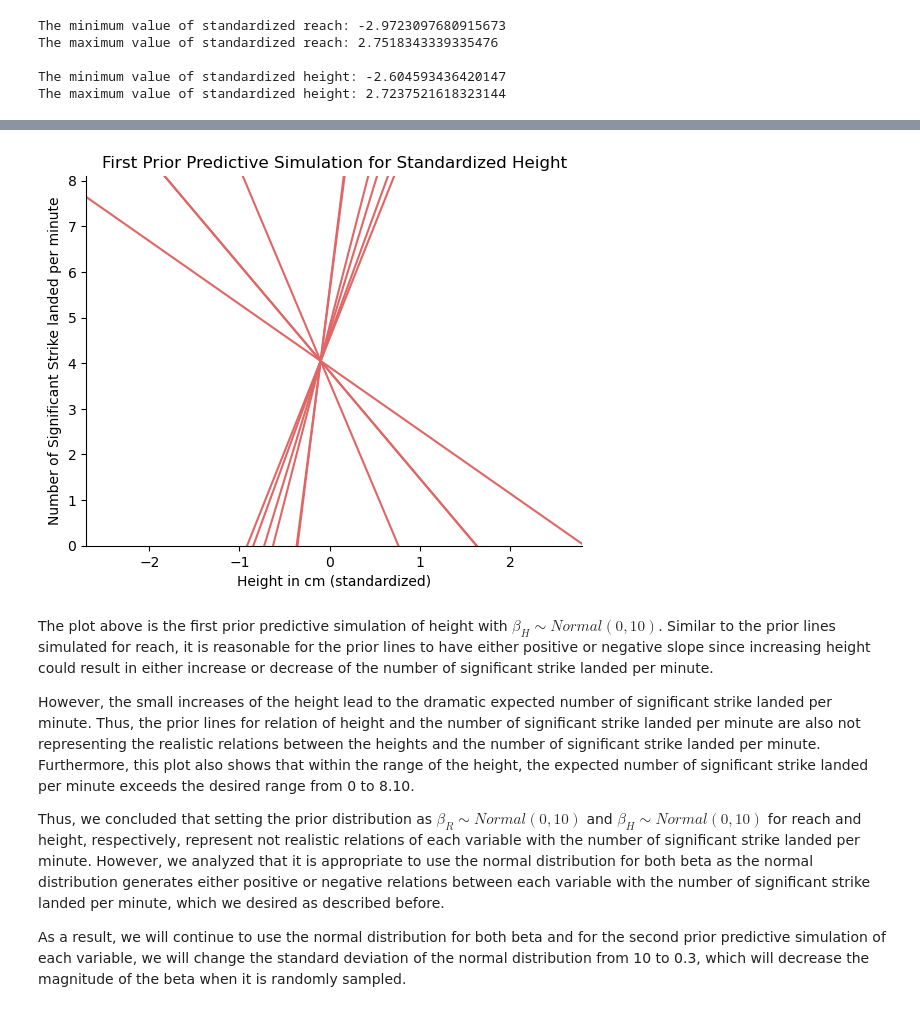
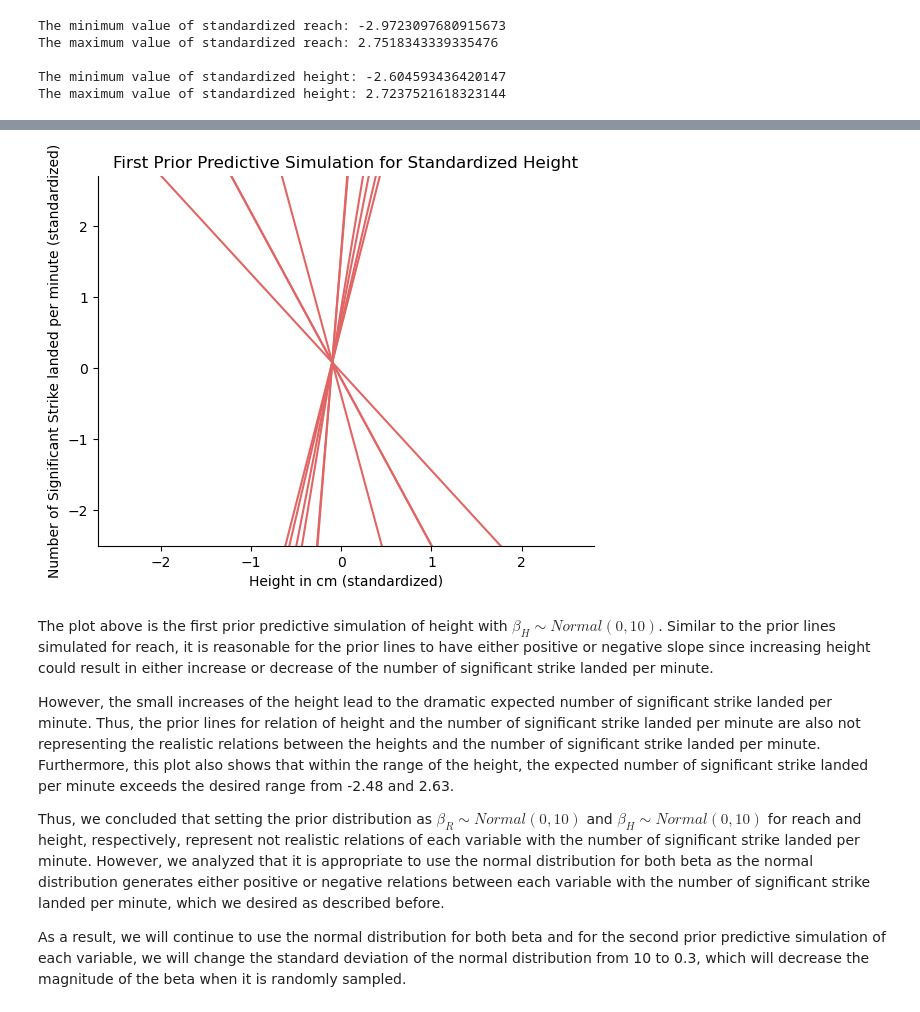
Before and after one commit to harrisonahn1129/UFC_Fights_HRSS_analysis, a Jupyter notebook: Final_Project-3.ipynb, the cells around one changed output, grey strips where cells are left out. Drawn from its saved outputs; the diff is of its cells as text; code cells hidden in the pictures.

```diff
--- a/Final_Project-3.ipynb
+++ b/Final_Project-3.ipynb
@@ -221,17 +231,17 @@ NUM_LINES = 10
 
 x_seq = np.linspace(-3, 2.8, 50)
 
-alpha = stats.norm.rvs(4.05, 1.0, size=NUM_LINES, random_state = 42)
+alpha = stats.norm.rvs(0.08, 1.0, size=NUM_LINES, random_state = 42)
 beta_R = stats.norm.rvs(0, 10, size=NUM_LINES, random_state = 42)
 
 for i in range(NUM_LINES):
     mu = alpha[i] + beta_R[i] * x_seq
     _ = plt.plot(x_seq, mu, color="#e06666")
 
-_ = plt.ylabel("Number of Significant Strike landed per minute")
+_ = plt.ylabel("Number of Significant Strike landed per minute (standardize)")
 _ = plt.xlabel("Reach in cm (standardized)")
 _ = plt.title("First Prior Predictive Simulation for Standardized Reach")
 _ = plt.xlim(-3, 2.8)
-_ = plt.ylim(0, 8.10)
+_ = plt.ylim(-2.5, 2.7)
 sns.despine();
 # %% [output]
@@ -243,28 +253,28 @@ However, the small increases of the reach length lead to the dramatic expected n
 # %%
 # First prior predictive simulation for height
 NUM_LINES = 10
 
 x_seq = np.linspace(-2.7, 2.8, 50)
 
-alpha = stats.norm.rvs(4.05, 1.0, size=NUM_LINES, random_state = 42)
+alpha = stats.norm.rvs(0.08, 1.0, size=NUM_LINES, random_state = 42)
 beta_H = stats.norm.rvs(0, 10, size=NUM_LINES, random_state = 42)
 
 for i in range(NUM_LINES):
     mu = alpha[i] + beta_H[i] * x_seq
     _ = plt.plot(x_seq, mu, color="#e06666")
 
-_ = plt.ylabel("Number of Significant Strike landed per minute")
+_ = plt.ylabel("Number of Significant Strike landed per minute (standardized)")
 _ = plt.xlabel("Height in cm (standardized)")
 _ = plt.title("First Prior Predictive Simulation for Standardized Height")
 _ = plt.xlim(-2.7, 2.8)
-_ = plt.ylim(0, 8.10)
+_ = plt.ylim(-2.5, 2.7)
 sns.despine();
 # %% [output]
-[figure, old version]
+[figure, new version]
 # %% [markdown]
 The plot above is the first prior predictive simulation of height with $\beta_H \sim Normal(0, 10)$. Similar to the prior lines simulated for reach, it is reasonable for the prior lines to have either positive or negative slope since increasing height could result in either increase or decrease of the number of significant strike landed per minute.
 
-However, the small increases of the height lead to the dramatic expected number of significant strike landed per minute. Thus, the prior lines for relation of height and the number of significant strike landed per minute are also not representing the realistic relations between the heights and the number of significant strike landed per minute. Furthermore, this plot also shows that within the range of the height, the expected number of significant strike landed per minute exceeds the desired range from 0 to 8.10.
+However, the small increases of the height lead to the dramatic expected number of significant strike landed per minute. Thus, the prior lines for relation of height and the number of significant strike landed per minute are also not representing the realistic relations between the heights and the number of significant strike landed per minute. Furthermore, this plot also shows that within the range of the height, the expected number of significant strike landed per minute exceeds the desired range from -2.48 and 2.63.
 
 Thus, we concluded that setting the prior distribution as $\beta_R \sim Normal(0, 10)$ and $\beta_H \sim Normal(0, 10)$ for reach and height, respectively, represent not realistic relations of each variable with the number of significant strike landed per minute. However, we analyzed that it is appropriate to use the normal distribution for both beta as the normal distribution generates either positive or negative relations between each variable with the number of significant strike landed per minute, which we desired as described before.
 
```
Also changed, not shown: parts of 20 cells of this notebook.
